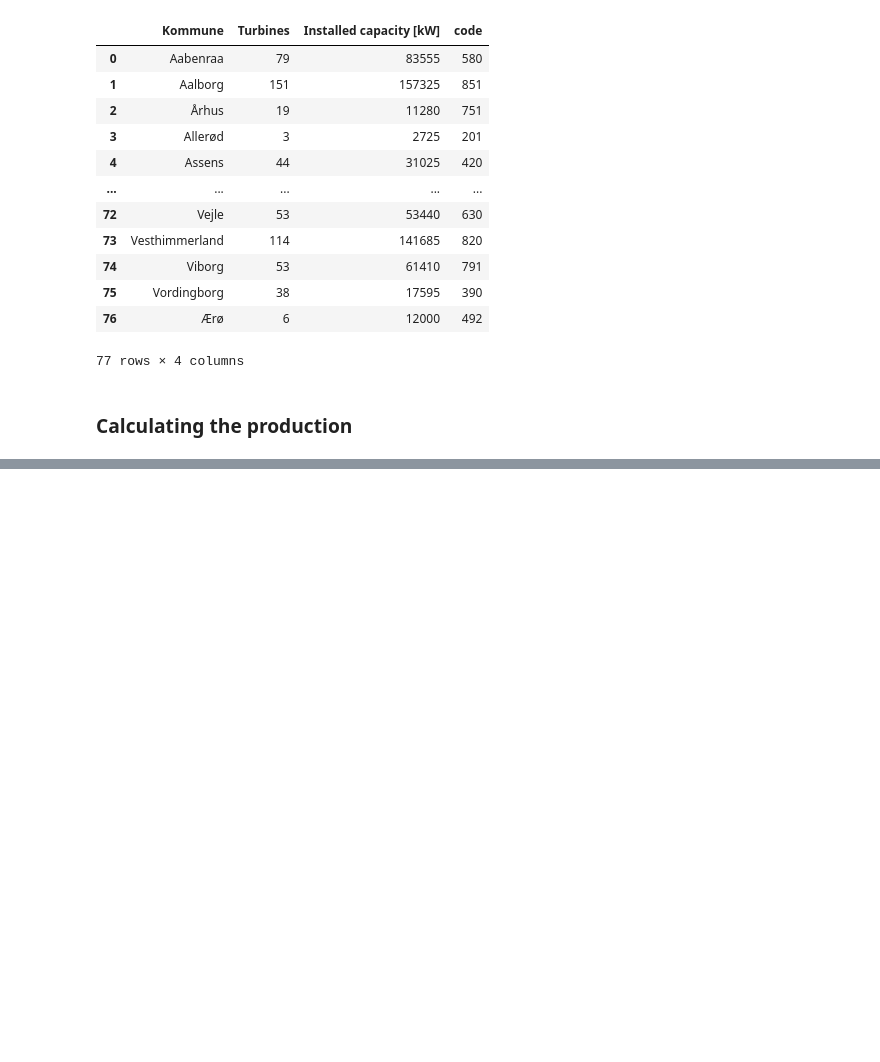
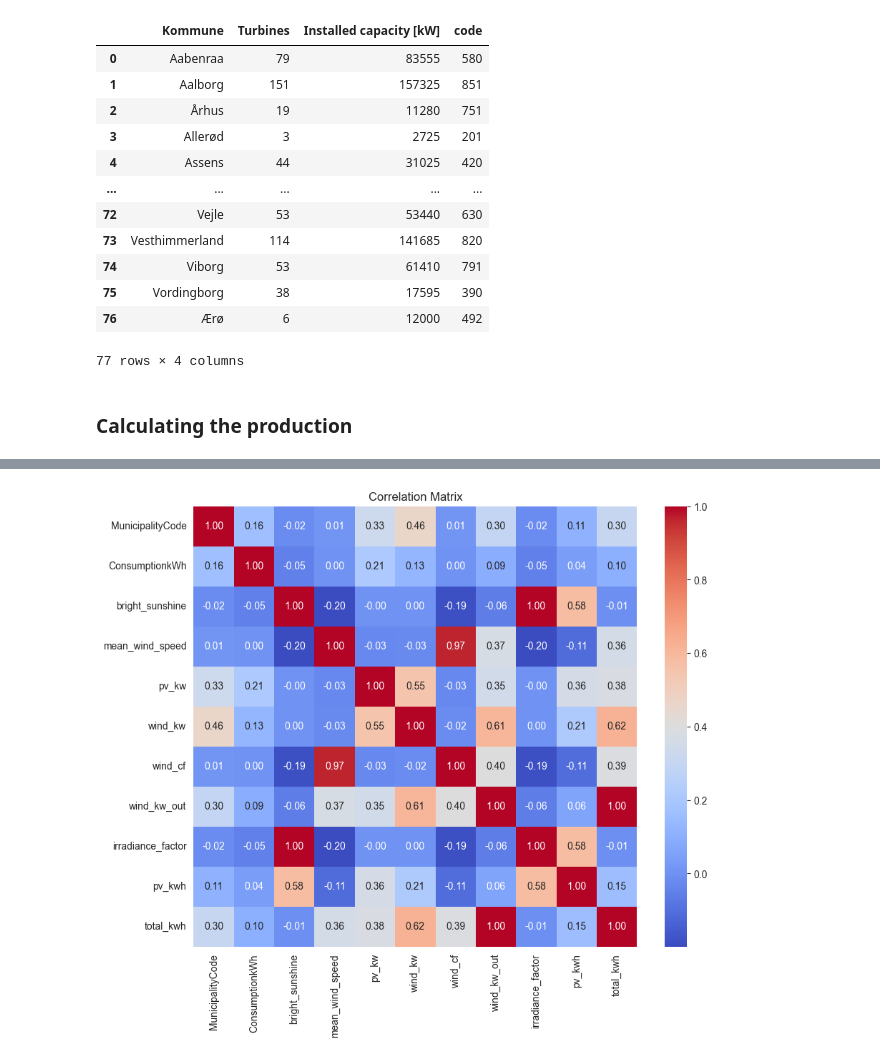
Before and after one commit to The-European-Avengers/BigDataProject, a Jupyter notebook: price_prediction.ipynb, the cells around one changed output, grey strips where cells are left out. Drawn from its saved outputs; the diff is of its cells as text; code cells hidden in the pictures; blank space fills up the shorter version.

```diff
--- a/price_prediction.ipynb
+++ b/price_prediction.ipynb
@@ -343,0 +357,12 @@ display(merged)
+# %%
+# Calculate correlation matrix only on numeric columns
+production = merged.drop(columns=['sun_station_id', 'stationName', 'sun_latitude', 'sun_longitude', 'wind_station_id', 'stationName_other', 'wind_latitude', 'wind_longitude'])
+correlation_matrix = production.select_dtypes(include="number").corr()
+
+# Plot heatmap
+plt.figure(figsize=(10, 8))
+sns.heatmap(correlation_matrix, annot=True, fmt=".2f", cmap="coolwarm", cbar=True)
+plt.title("Correlation Matrix")
+plt.show()
+# %% [output]
+[figure, added]
```
Also changed, not shown: parts of 2 cells of this notebook.
